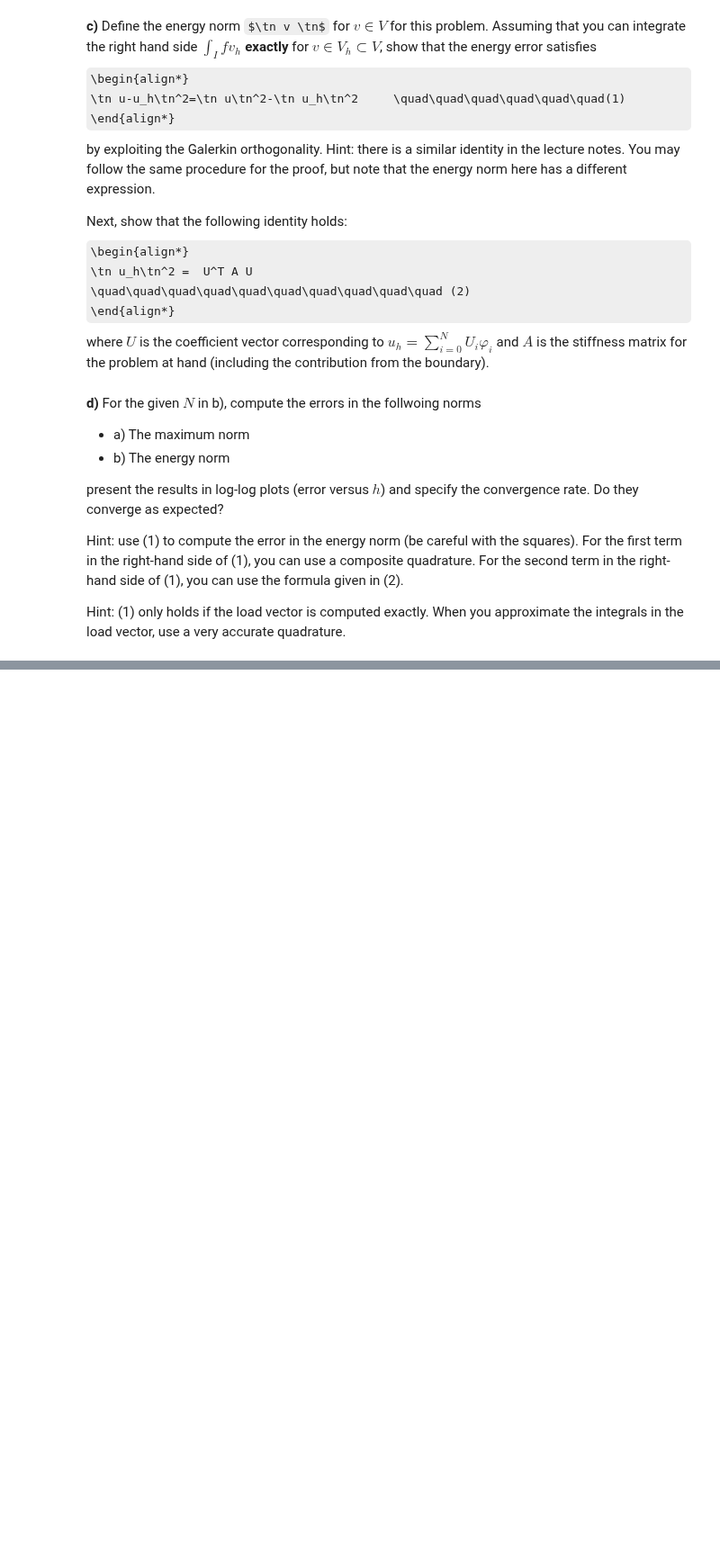
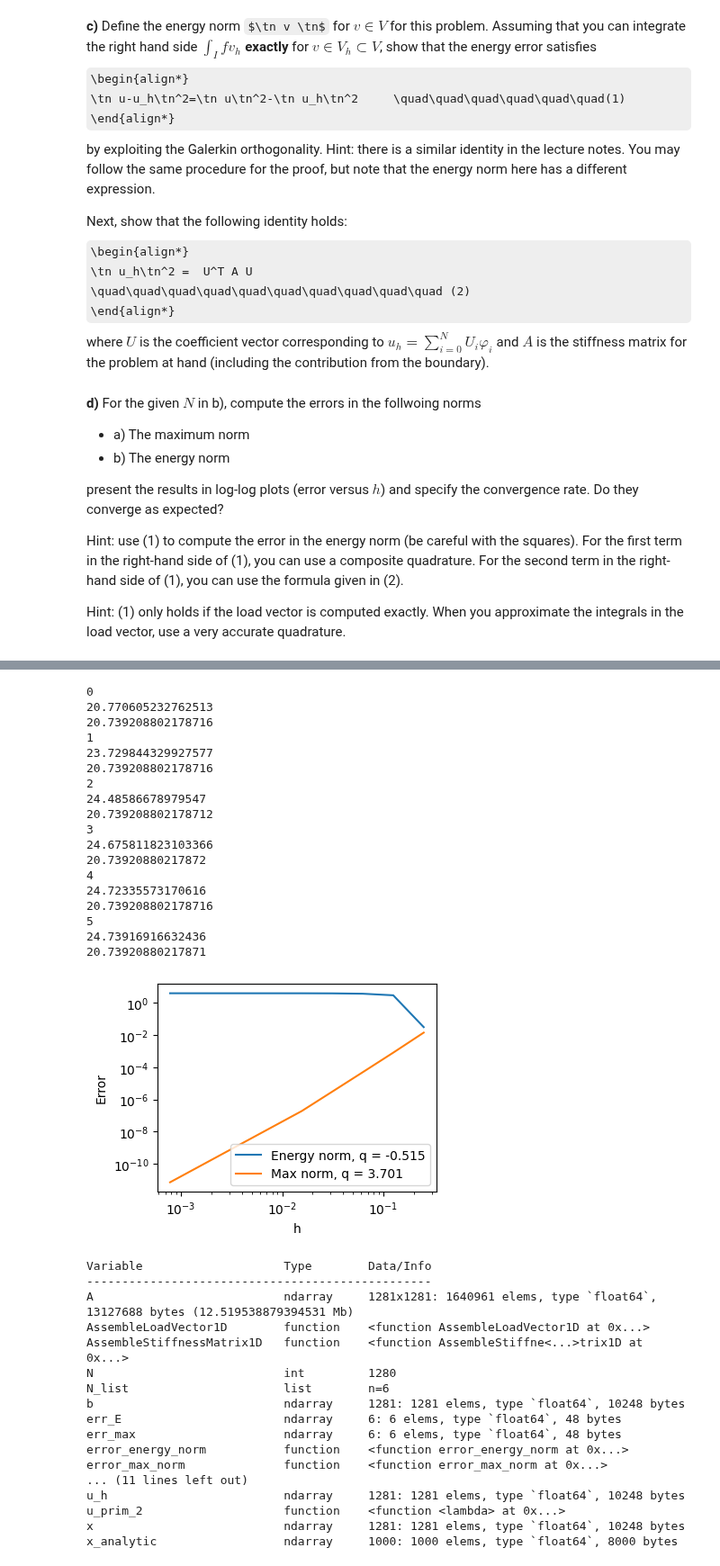
Before and after one commit to todj107/NumPDE, a Jupyter notebook: lab_03_tor.ipynb, the cells around one changed output, grey strips where cells are left out. Shown at 90% size. Saved outputs shown, nothing was run; the diff lists cells and outputs as text; code cells hidden in the pictures; some formulas as TeX source; blank space fills up the shorter version.

```diff
--- a/lab_03_tor.ipynb
+++ b/lab_03_tor.ipynb
@@ -243,0 +297,75 @@ print(A)
+# %%
+## d) "main" code
+N_list = [4, 8, 16, 32, 64, 128]
+h = np.zeros(len(N_list))
+for i,N in enumerate(N_list):
+    h[i] = 1/N
+
+err_E = np.zeros(len(N_list))
+err_max = np.zeros(len(N_list))
+
+u_prim_2 = lambda x: (1 - 2*np.pi*np.sin(2*np.pi*x))**2
+for i,N in enumerate(N_list):
+    print(i)
+    x = np.linspace(0,1,N+1)
+    # Assemble A and b
+    A = AssembleStiffnessMatrix1D(x)
+    b = AssembleLoadVector1D(x, f, g_N, g_R)
+
+    # Solve to find num. solution
+    u_h = la.solve(A,b)
+
+    # Errors using max and energy norm
+    err_E[i] = error_energy_norm(u_h, u_prim_2, A, x)
+    err_max[i] = error_max_norm(u_h, u_analytic)
+
+q_E = np.polyfit(np.log(h), np.log(err_E), 1)[0]
+q_max = np.polyfit(np.log(h), np.log(err_max), 1)[0]
+
+plt.figure(figsize=[4,3])
+plt.loglog(h, err_E)
+plt.loglog(h, err_max)
+
+plt.xlabel("h")
+plt.ylabel("Error")
+plt.legend([f"Energy norm, q = {q_E:.03f}", f"Max norm, q = {q_max:.3f}"])
+
+plt.show()
+%whos
+# %% [output]
+0
+20.770605232762513
+20.739208802178716
+1
+23.729844329927577
+20.739208802178716
+2
+24.48586678979547
+20.739208802178712
+3
+24.675811823103366
+20.73920880217872
+4
+24.72335573170616
+20.739208802178716
+5
+24.73916916632436
+20.73920880217871
+[figure, added]
+Variable                    Type        Data/Info
+-------------------------------------------------
+A                           ndarray     1281x1281: 1640961 elems, type `float64`, 13127688 bytes (12.519538879394531 Mb)
+AssembleLoadVector1D        function    <function AssembleLoadVector1D at 0x...>
+AssembleStiffnessMatrix1D   function    <function AssembleStiffne<...>trix1D at 0x...>
+N                           int         1280
+N_list                      list        n=6
+b                           ndarray     1281: 1281 elems, type `float64`, 10248 bytes
+err_E                       ndarray     6: 6 elems, type `float64`, 48 bytes
+err_max                     ndarray     6: 6 elems, type `float64`, 48 bytes
+error_energy_norm           function    <function error_energy_norm at 0x...>
+error_max_norm              function    <function error_max_norm at 0x...>
+... (11 lines left out)
+u_h                         ndarray     1281: 1281 elems, type `float64`, 10248 bytes
+u_prim_2                    function    <function <lambda> at 0x...>
+x                           ndarray     1281: 1281 elems, type `float64`, 10248 bytes
+x_analytic                  ndarray     1000: 1000 elems, type `float64`, 8000 bytes
```
Also changed, not shown: parts of 9 cells of this notebook.
